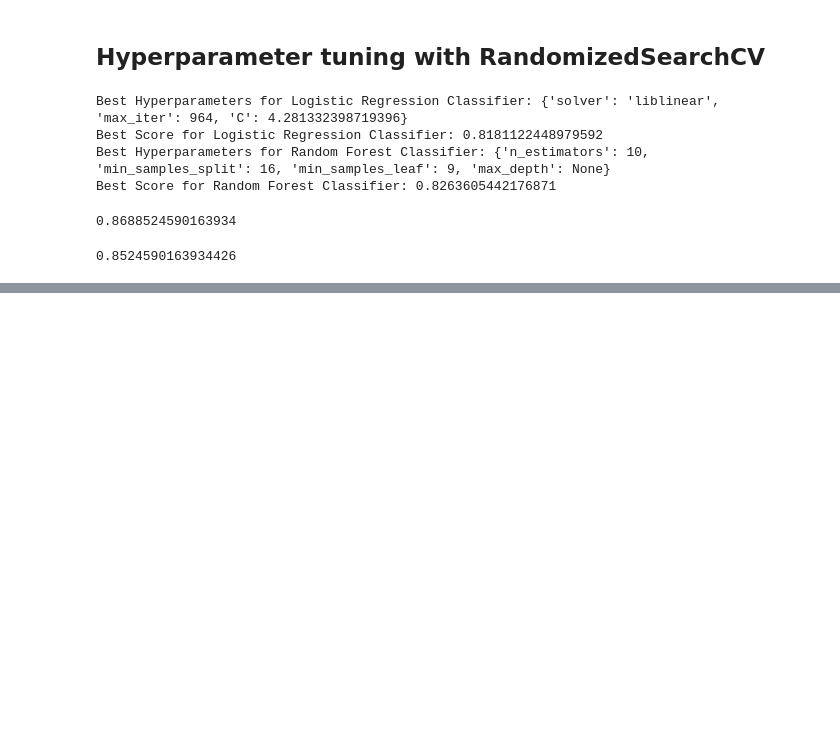
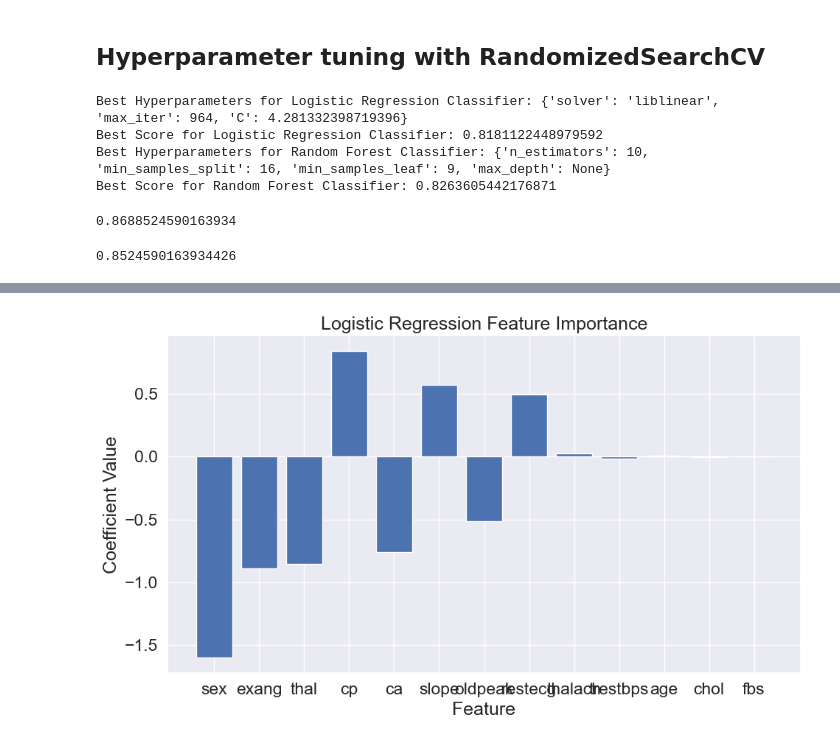
Before and after one commit to mmaksi/hear-disease-classification, a Jupyter notebook: end-to-end-heart-disease-classification.ipynb, the cells around one changed output, grey strips where cells are left out. Saved outputs shown, nothing was run; the diff lists cells and outputs as text; code cells hidden in the pictures; blank space fills up the shorter version.

```diff
--- a/end-to-end-heart-disease-classification.ipynb
+++ b/end-to-end-heart-disease-classification.ipynb
@@ -418,0 +549,16 @@ rs_rf.score(X_test, y_test)
+# %%
+# Initialize and fit the logistic regression model
+logreg_model = LogisticRegression(solver='liblinear', C=4.281332398719396, max_iter=964)
+logreg_model.fit(X, y)
+
+# Get the feature coefficients
+feature_importance = logreg_model.coef_[0]
+
+# Create a DataFrame to display feature names and their coefficients
+coeff_df = pd.DataFrame({"Feature": X.columns, "Coefficient": feature_importance})
+
+# Sort the DataFrame by absolute coefficient values
+coeff_df["Absolute Coefficient"] = coeff_df["Coefficient"].abs()
+coeff_df = coeff_df.sort_values(by="Absolute Coefficient", ascending=False)
+
+print(coeff_df)
@@ -418,0 +580,13 @@ rs_rf.score(X_test, y_test)
+# %%
+# Create a bar plot to visualize feature importance
+plt.figure(figsize=(10, 6))
+plt.bar(coeff_df["Feature"], coeff_df["Coefficient"])
+
+# Adjust font size of labels on axes
+plt.xlabel("Feature")  # You can adjust the font size here
+plt.ylabel("Coefficient Value")  # You can adjust the font size here
+plt.title("Logistic Regression Feature Importance")  # You can adjust the font size here
+plt.tight_layout()  # Adjust layout for better spacing
+plt.show()
+# %% [output]
+[figure, added]
```
Also changed, not shown: parts of 19 cells of this notebook.
